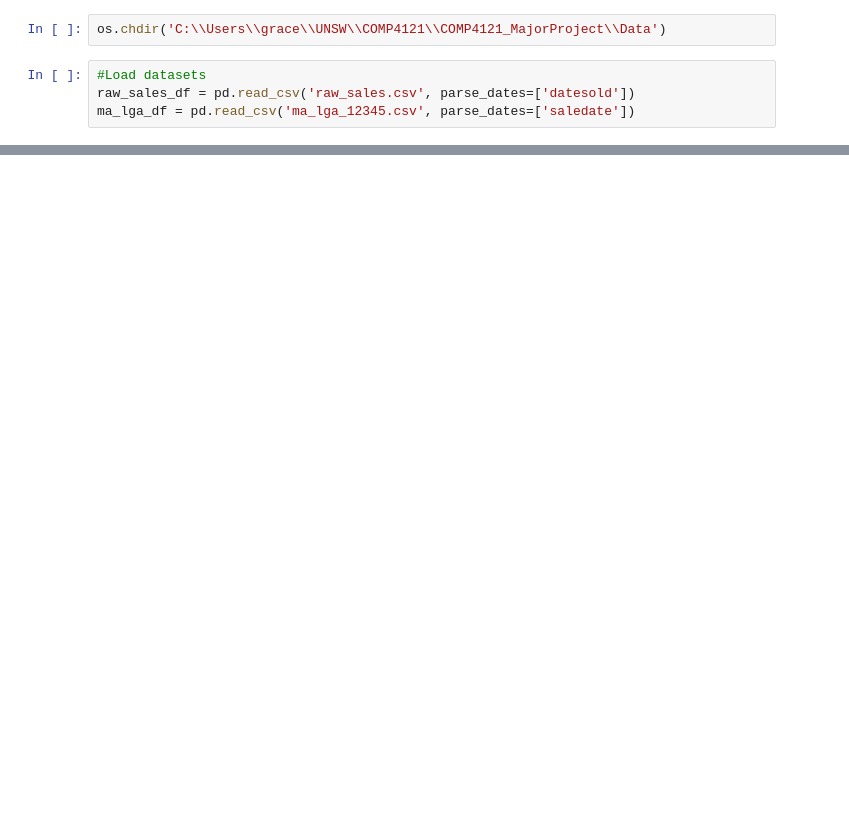
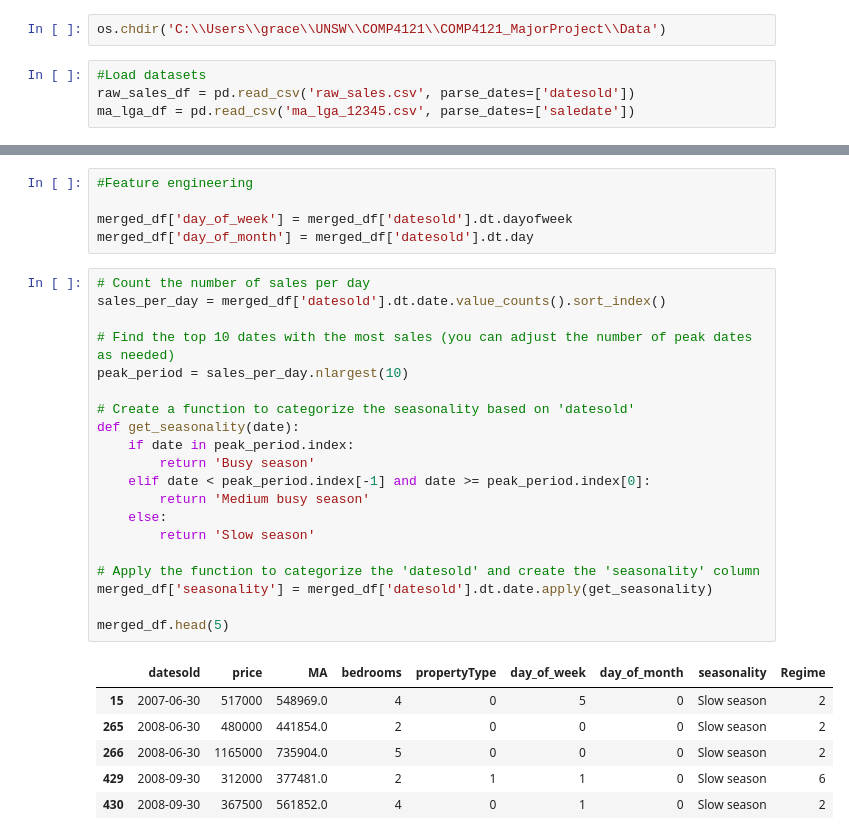
Before and after one commit to gracesosa/RealEstate_TrendClassification, a Jupyter notebook: Notebooks/DataPreprocessing2.ipynb, the cells around one changed output, grey strips where cells are left out. Cells and saved outputs as stored; diff of their text form; blank space fills up the shorter version.

```diff
--- a/Notebooks/DataPreprocessing2.ipynb
+++ b/Notebooks/DataPreprocessing2.ipynb
@@ -30,0 +42,32 @@ features = scaler.fit_transform(merged_df[['price', 'MA']])
+# %%
+#Feature engineering
+
+merged_df['day_of_week'] = merged_df['datesold'].dt.dayofweek
+merged_df['day_of_month'] = merged_df['datesold'].dt.day
+# %%
+# Count the number of sales per day
+sales_per_day = merged_df['datesold'].dt.date.value_counts().sort_index()
+
+# Find the top 10 dates with the most sales (you can adjust the number of peak dates as needed)
+peak_period = sales_per_day.nlargest(10)
+
+# Create a function to categorize the seasonality based on 'datesold'
+def get_seasonality(date):
+    if date in peak_period.index:
+        return 'Busy season'
+    elif date < peak_period.index[-1] and date >= peak_period.index[0]:
+        return 'Medium busy season'
+    else:
+        return 'Slow season'
+
+# Apply the function to categorize the 'datesold' and create the 'seasonality' column
+merged_df['seasonality'] = merged_df['datesold'].dt.date.apply(get_seasonality)
+
+merged_df.head(5)
+# %% [output]
+|  | datesold | price | MA | bedrooms | propertyType | day_of_week | day_of_month | seasonality | Regime |
+| 15 | 2007-06-30 | 517000 | 548969.0 | 4 | 0 | 5 | 0 | Slow season | 2 |
+| 265 | 2008-06-30 | 480000 | 441854.0 | 2 | 0 | 0 | 0 | Slow season | 2 |
+| 266 | 2008-06-30 | 1165000 | 735904.0 | 5 | 0 | 0 | 0 | Slow season | 2 |
+| 429 | 2008-09-30 | 312000 | 377481.0 | 2 | 1 | 1 | 0 | Slow season | 6 |
+| 430 | 2008-09-30 | 367500 | 561852.0 | 4 | 0 | 1 | 0 | Slow season | 2 |
```
Also changed, not shown: parts of 9 cells of this notebook.
